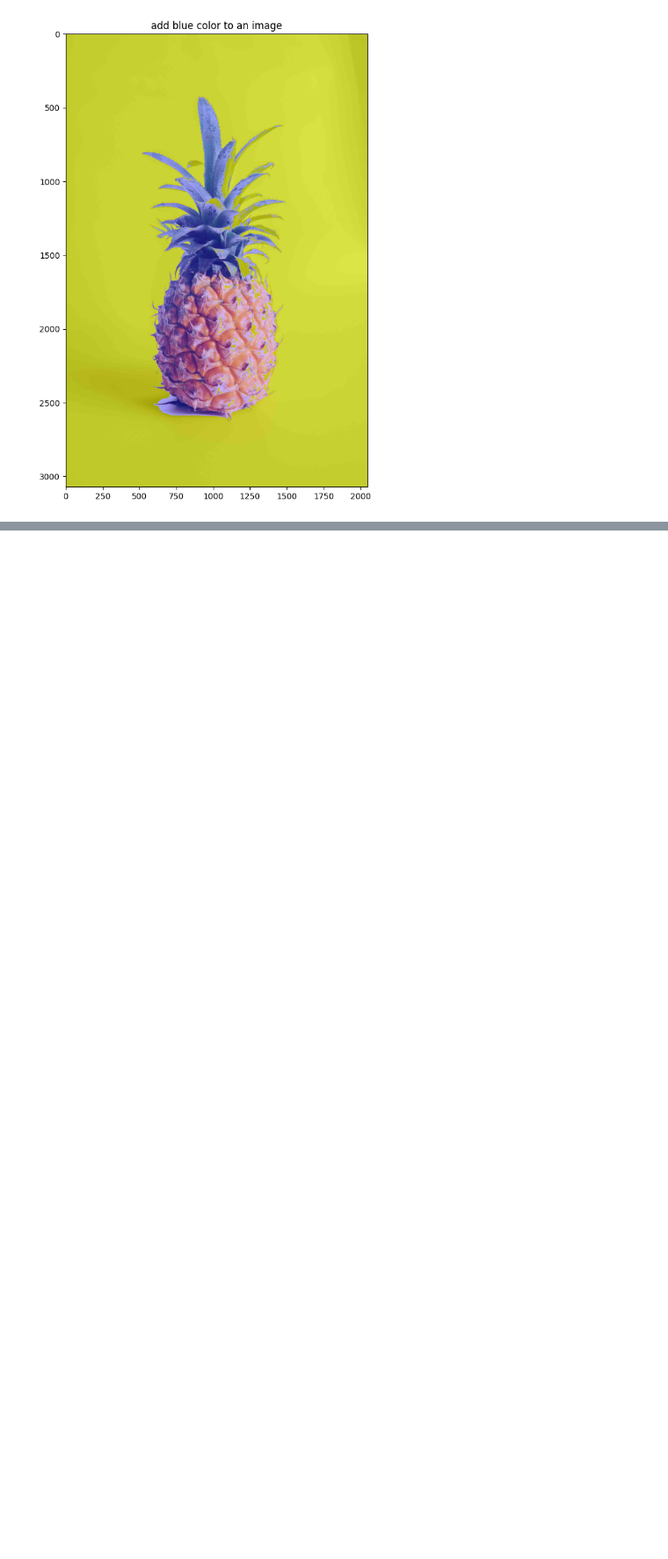
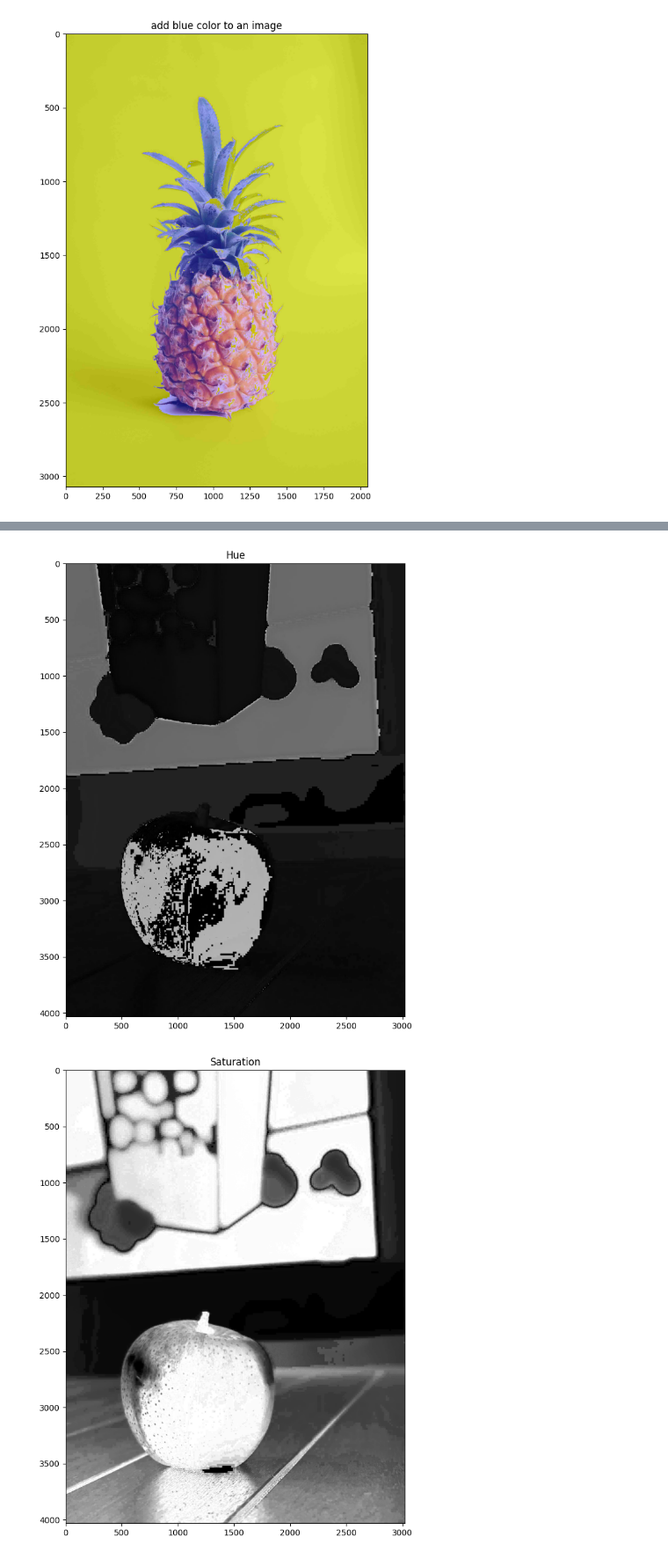
Before and after one commit to NchourupouoM/Computer_vision, a Jupyter notebook: day_1_opencv.ipynb, the cells around one changed output, grey strips where cells are left out. Shown at 88% size. Saved outputs shown, nothing was run; the diff lists cells and outputs as text; code cells hidden in the pictures; blank space fills up the shorter version.

```diff
--- a/day_1_opencv.ipynb
+++ b/day_1_opencv.ipynb
@@ -95,0 +105,7 @@ imshow("add blue color to an image", image=cv2.merge([B+100,G,R]))
+# %%
+imshow(title="Hue", image=hsv_image[:,:,0])
+imshow(title="Saturation", image=hsv_image[:,:,1])
+imshow(title="Value", image=hsv_image[:,:,2])
+# %% [output]
+[figure, added]
+[figure, added]
```
Also changed, not shown: parts of 3 cells of this notebook.
